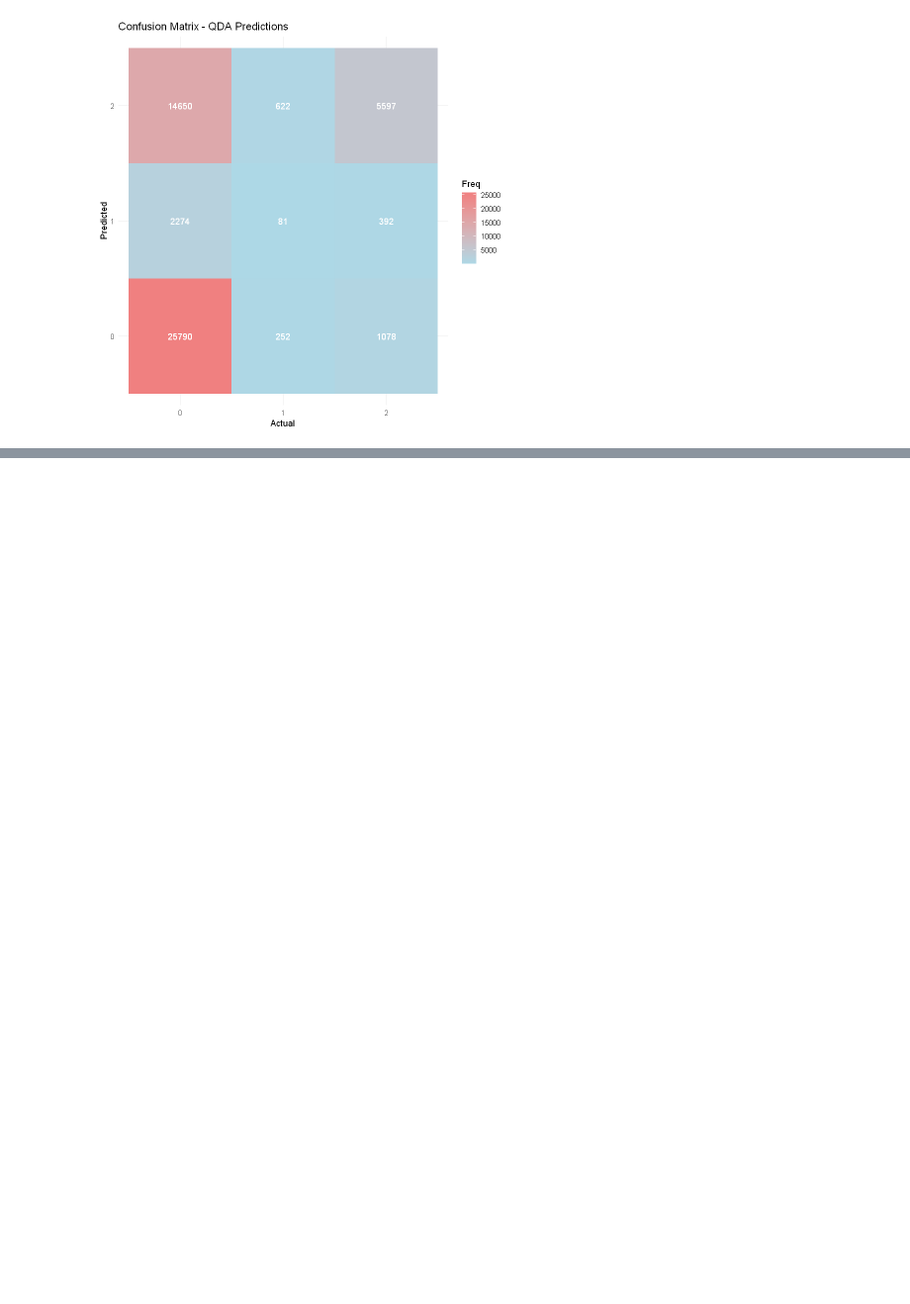
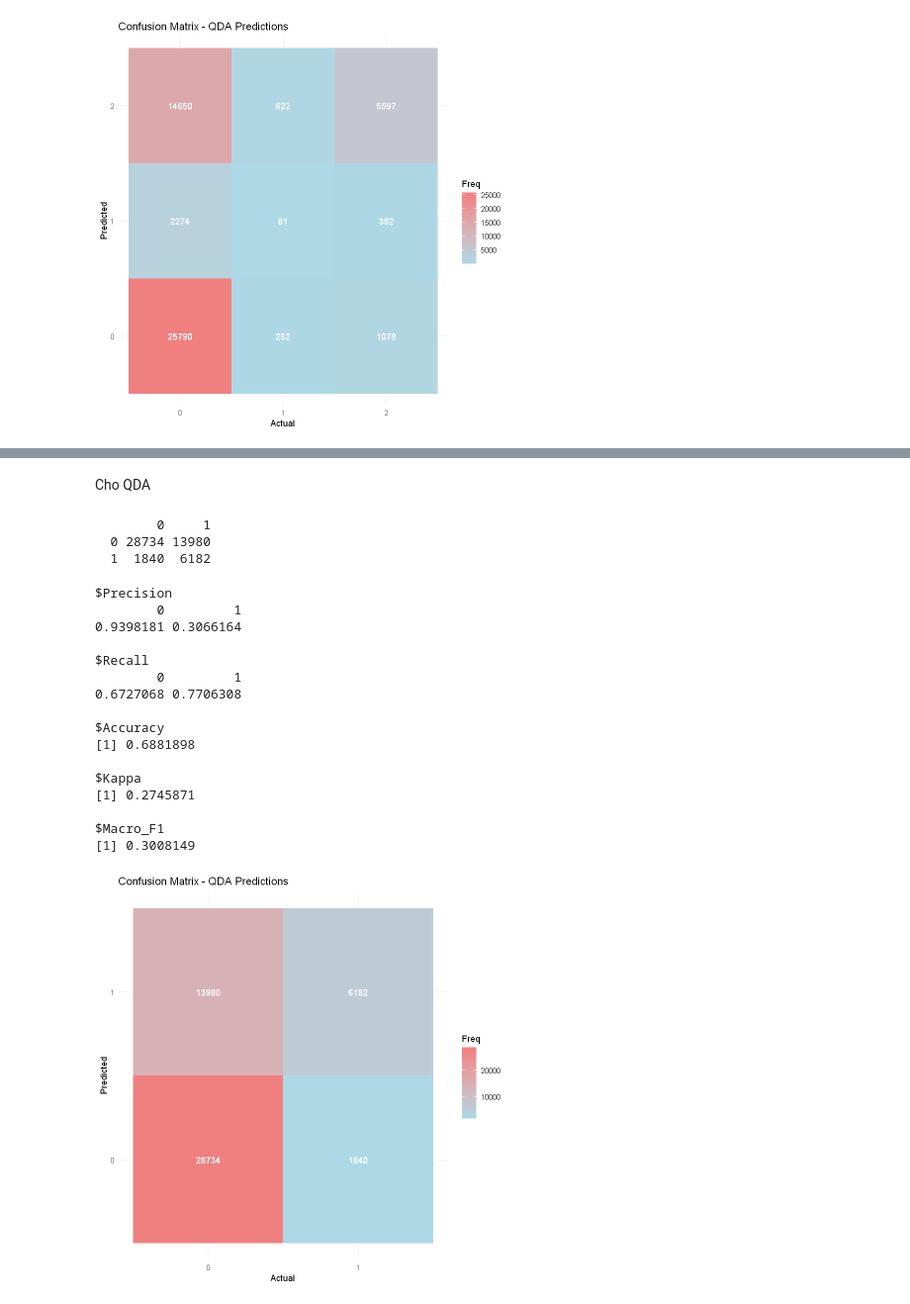
Before and after one commit to tandao0909/statistical-data-processing-project, a Jupyter notebook: model/lda.ipynb, the cells around one changed output, grey strips where cells are left out. Shown at 99% size. Saved outputs shown, nothing was run; the diff lists cells and outputs as text; code cells hidden in the pictures; blank space fills up the shorter version.

```diff
--- a/model/lda.ipynb
+++ b/model/lda.ipynb
@@ -1126,0 +1220,31 @@ $Macro_F1
+# %% [markdown]
+Cho QDA
+# %%
+conf_matrix <- table(binary_test_data$diabetes_012, binary_results$qda_predictions)
+conf_matrix
+
+eval_multi_class(conf_matrix)
+
+# Plot confusion matrix using the function
+plot_confusion_matrix(conf_matrix, "QDA")
+# %% [output]
+        0     1
+  0 28734 13980
+  1  1840  6182
+$Precision
+        0         1
+0.9398181 0.3066164
+
+$Recall
+        0         1
+0.6727068 0.7706308
+
+$Accuracy
+[1] 0.6881898
+
+$Kappa
+[1] 0.2745871
+
+$Macro_F1
+[1] 0.3008149
+[figure, added]
```
Also changed, not shown: parts of 27 cells of this notebook.
